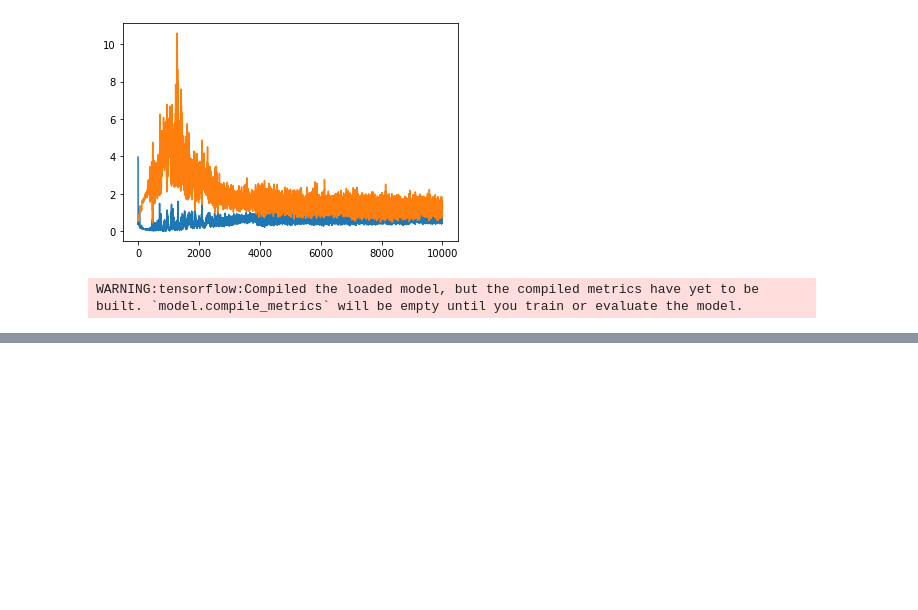
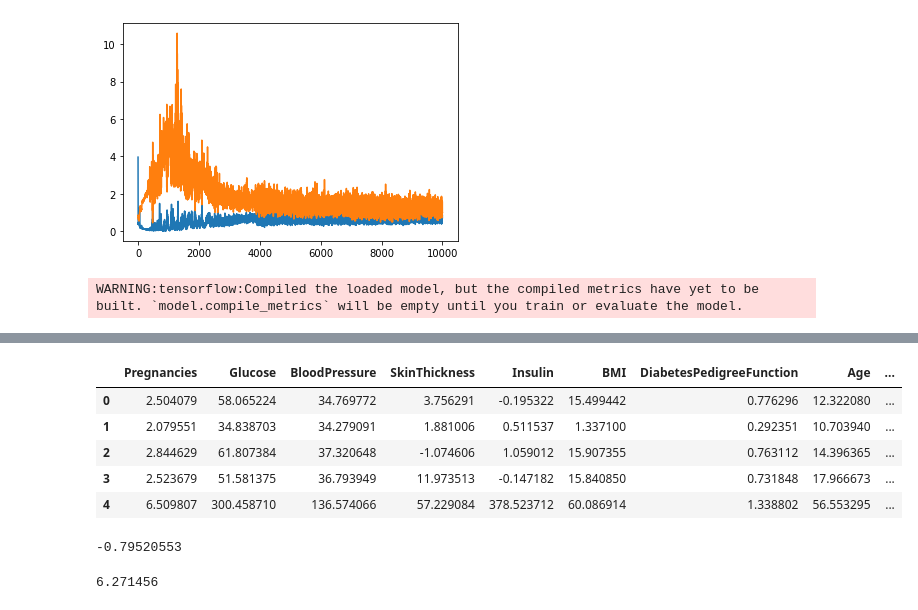
Before and after one commit to jeonggyunH/jeonggyunH, a Jupyter notebook: Colaboratory에_오신_것을_환영합니다.ipynb, the cells around one changed output, grey strips where cells are left out. Drawn from its saved outputs; the diff is of its cells as text; code cells hidden in the pictures; blank space fills up the shorter version.

```diff
--- a/Colaboratory에_오신_것을_환영합니다.ipynb
+++ b/Colaboratory에_오신_것을_환영합니다.ipynb
@@ -607,3 +607,6 @@ train(generator, discriminator, gan_model, latent_dim)
 >10000, d1=0.599, d2=0.836 d=0.718 g=0.981
 [figure]
 WARNING:tensorflow:Compiled the loaded model, but the compiled metrics have yet to be built. `model.compile_metrics` will be empty until you train or evaluate the model.
+# %%
+from keras.models import load_model
+model = load_model('/content/trained_generated_model_20210205_v3.h5')
@@ -609,0 +615,4 @@ WARNING:tensorflow:Compiled the loaded model, but the compiled metrics have yet
+# %%
+latent_points = generate_latent_points(10, 750)
+# %%
+X = model.predict(latent_points)
@@ -609,0 +621,20 @@ WARNING:tensorflow:Compiled the loaded model, but the compiled metrics have yet
+# %%
+data_fake = pd.DataFrame(data=X,  columns=['Pregnancies', 'Glucose', 'BloodPressure', 'SkinThickness', 'Insulin',
+       'BMI', 'DiabetesPedigreeFunction', 'Age', 'Outcome'])
+# %%
+data_fake.head()
+# %% [output]
+|  | Pregnancies | Glucose | BloodPressure | SkinThickness | Insulin | BMI | DiabetesPedigreeFunction | Age | ... |
+| 0 | 2.504079 | 58.065224 | 34.769772 | 3.756291 | -0.195322 | 15.499442 | 0.776296 | 12.322080 | ... |
+| 1 | 2.079551 | 34.838703 | 34.279091 | 1.881006 | 0.511537 | 1.337100 | 0.292351 | 10.703940 | ... |
+| 2 | 2.844629 | 61.807384 | 37.320648 | -1.074606 | 1.059012 | 15.907355 | 0.763112 | 14.396365 | ... |
+| 3 | 2.523679 | 51.581375 | 36.793949 | 11.973513 | -0.147182 | 15.840850 | 0.731848 | 17.966673 | ... |
+| 4 | 6.509807 | 300.458710 | 136.574066 | 57.229084 | 378.523712 | 60.086914 | 1.338802 | 56.553295 | ... |
+# %%
+data_fake.Outcome.min()
+# %% [output]
+-0.79520553
+# %%
+data_fake.Outcome.max()
+# %% [output]
+6.271456
```
Also changed, not shown: parts of 22 cells of this notebook.
